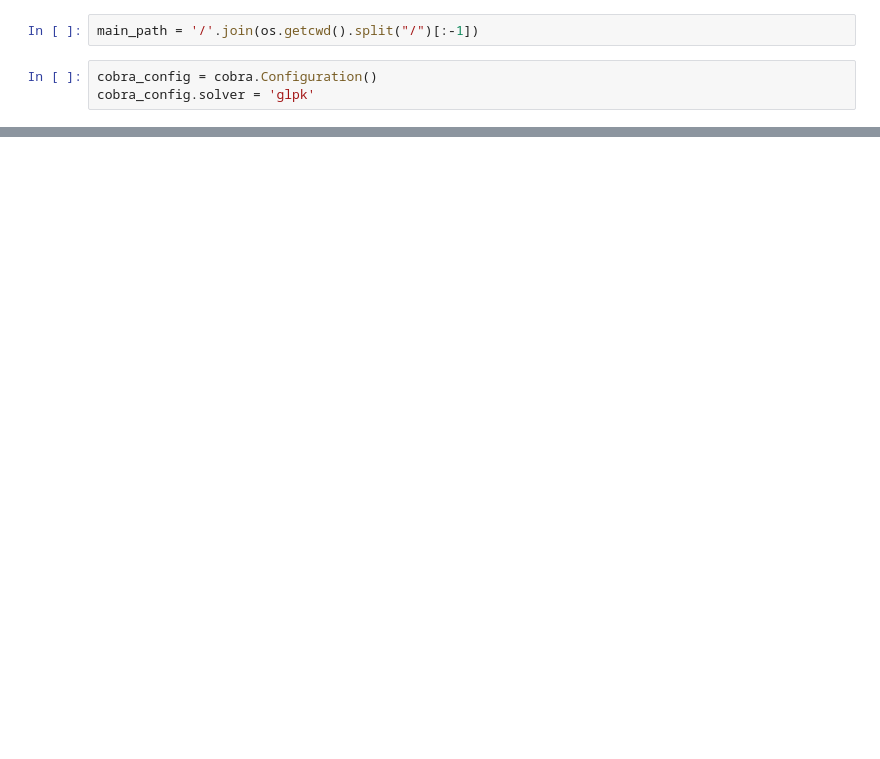
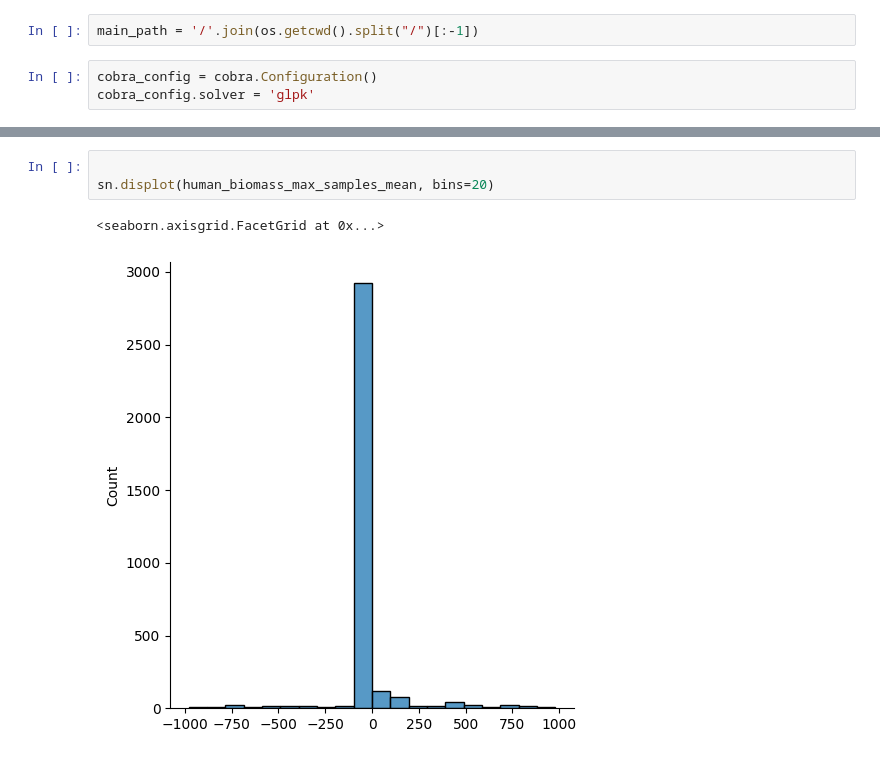
Before and after one commit to hariszaf/dingo, a Jupyter notebook: tutorials/vbof.ipynb, the cells around one changed output, grey strips where cells are left out. Saved outputs shown, nothing was run; the diff lists cells and outputs as text; blank space fills up the shorter version.

```diff
--- a/tutorials/vbof.ipynb
+++ b/tutorials/vbof.ipynb
@@ -134,0 +106,6 @@ https://gist.github.com/mwaskom/de44147ed2974457ad6372750bbe5751
+# %%
+
+sn.displot(human_biomass_max_samples_mean, bins=20)
+# %% [output]
+<seaborn.axisgrid.FacetGrid at 0x...>
+[figure, added]
```
Also changed, not shown: parts of 48 cells of this notebook, 1 other file.
